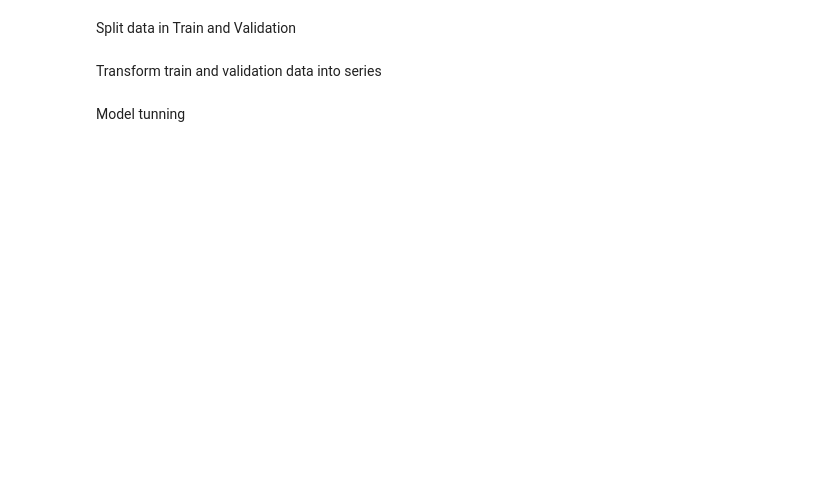
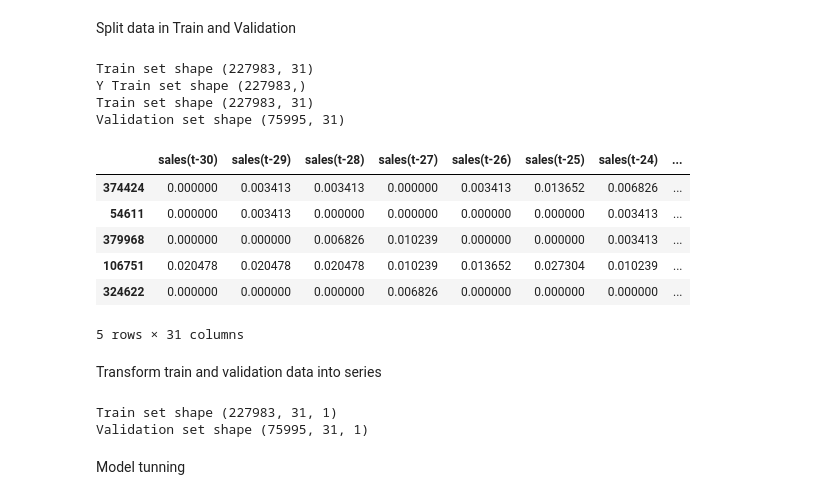
Before and after one commit to cvalone/DAMI-II-PracticalGroup4, a Jupyter notebook: practical-exercise-dami-ii.ipynb, the cells around one changed output. Cells and saved outputs as stored; diff of their text form; code cells hidden in the pictures; blank space fills up the shorter version.

```diff
--- a/practical-exercise-dami-ii.ipynb
+++ b/practical-exercise-dami-ii.ipynb
@@ -42,7 +83,7 @@ print('Forecast lag size: ', lag_size)
 # %% [markdown]
 Data Clearning
 # %%
-train = train[(train['date'] >= '2013-01-01')]
+train = train[(train['date'] >= '2012-01-01')]
 train_gp = train.sort_values('date').groupby(['product_identifier', 'outlet', 'date'], as_index=False)
 train_gp = train_gp.agg({'sales':['mean']})
 train_gp.columns = ['product_identifier', 'outlet', 'date', 'sales']
@@ -104,13 +175,25 @@ Split data in Train and Validation
 # %%
-labels_col = 'sales(t+%d)' % lag_size
-labels = series[labels_col]
-series = series.drop(labels_col, axis=1)
-X_train, X_test, Y_train, Y_test = train_test_split(series, labels.values, test_size=0.2, random_state=4)
-X_train, X_valid, Y_train, Y_valid = train_test_split(series, labels.values, test_size=0.25, random_state=4)
+X_train, X_rem, Y_train, Y_rem = train_test_split(series, labels.values, test_size=0.4, random_state=4)
+print('Train set shape', X_train.shape)
+print('Y Train set shape', Y_train.shape)
+
+X_test, X_valid, Y_test, Y_valid = train_test_split(X_rem, Y_rem, test_size=0.5, random_state=4)
 
 print('Train set shape', X_train.shape)
 print('Validation set shape', X_valid.shape)
 X_train.head()
+# %% [output]
+Train set shape (227983, 31)
+Y Train set shape (227983,)
+Train set shape (227983, 31)
+Validation set shape (75995, 31)
+|  | sales(t-30) | sales(t-29) | sales(t-28) | sales(t-27) | sales(t-26) | sales(t-25) | sales(t-24) | ... |
+| 374424 | 0.000000 | 0.003413 | 0.003413 | 0.000000 | 0.003413 | 0.013652 | 0.006826 | ... |
+| 54611 | 0.000000 | 0.003413 | 0.000000 | 0.000000 | 0.000000 | 0.000000 | 0.003413 | ... |
+| 379968 | 0.000000 | 0.000000 | 0.006826 | 0.010239 | 0.000000 | 0.000000 | 0.003413 | ... |
+| 106751 | 0.020478 | 0.020478 | 0.020478 | 0.010239 | 0.013652 | 0.027304 | 0.010239 | ... |
+| 324622 | 0.000000 | 0.000000 | 0.000000 | 0.006826 | 0.000000 | 0.000000 | 0.000000 | ... |
+5 rows × 31 columns
 # %% [markdown]
 Transform train and validation data into series
 # %%
@@ -118,6 +201,9 @@ X_train_series = X_train.values.reshape((X_train.shape[0], X_train.shape[1], 1))
 X_valid_series = X_valid.values.reshape((X_valid.shape[0], X_valid.shape[1], 1))
 print('Train set shape', X_train_series.shape)
 print('Validation set shape', X_valid_series.shape)
+# %% [output]
+Train set shape (227983, 31, 1)
+Validation set shape (75995, 31, 1)
 # %% [markdown]
 Model tunning
 # %%
```
Also changed, not shown: parts of 19 cells of this notebook.
